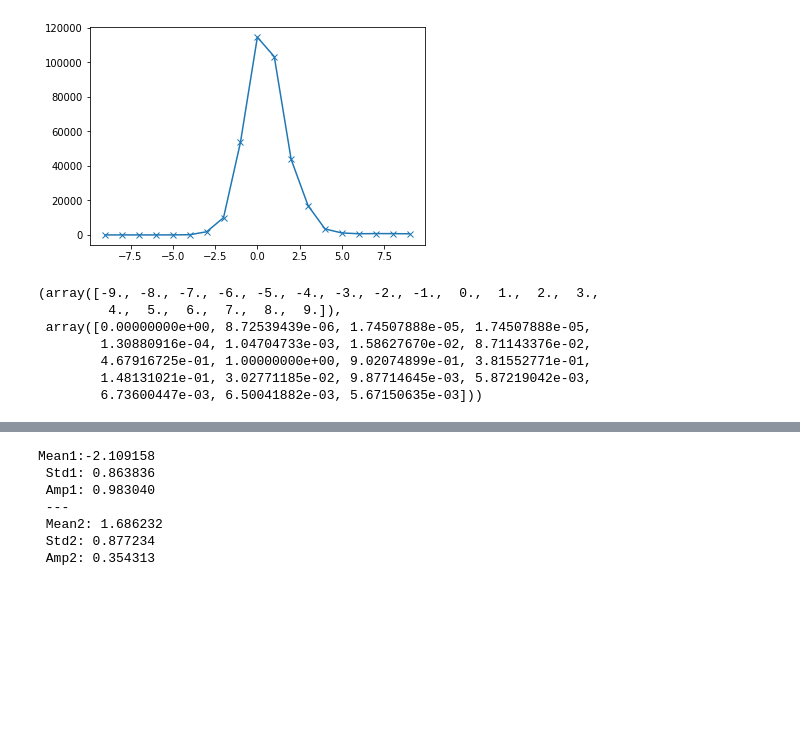
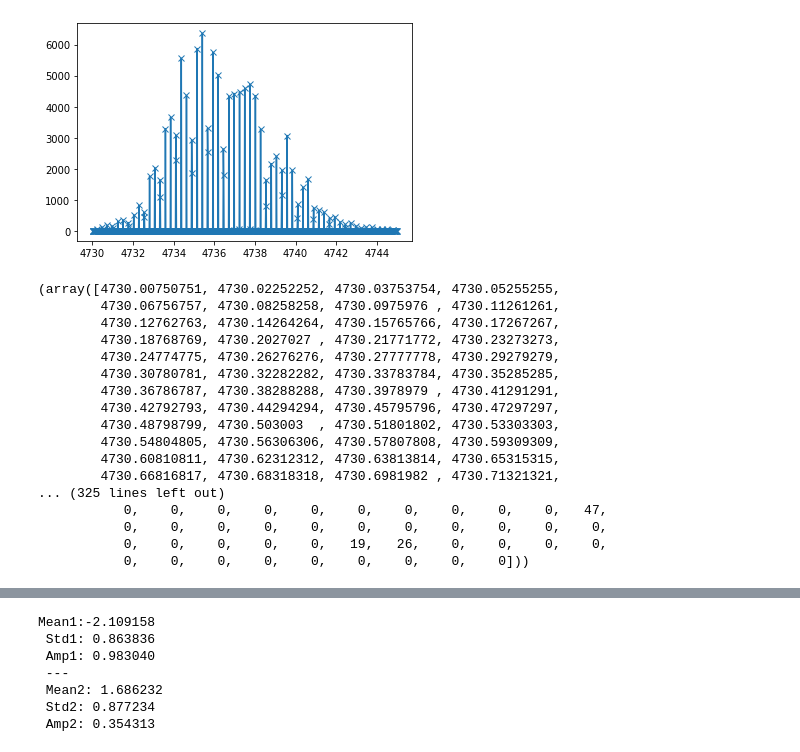
Before and after one commit to gmogol/Timepix, a Jupyter notebook: tdc_data_analysis.ipynb, the cells around one changed output, grey strips where cells are left out. Cells and saved outputs as stored; diff of their text form; code cells hidden in the pictures; blank space fills up the shorter version.

```diff
--- a/tdc_data_analysis.ipynb
+++ b/tdc_data_analysis.ipynb
@@ -134,14 +135,24 @@ memory usage: 12.8 MB
-# %%
-line_hist(signal_df.delta_t,bins=range(4780,4800))
-# %% [output]
-[figure, removed]
-(array([-9., -8., -7., -6., -5., -4., -3., -2., -1.,  0.,  1.,  2.,  3.,
-         4.,  5.,  6.,  7.,  8.,  9.]),
- array([0.00000000e+00, 8.72539439e-06, 1.74507888e-05, 1.74507888e-05,
-        1.30880916e-04, 1.04704733e-03, 1.58627670e-02, 8.71143376e-02,
-        4.67916725e-01, 1.00000000e+00, 9.02074899e-01, 3.81552771e-01,
-        1.48131021e-01, 3.02771185e-02, 9.87714645e-03, 5.87219042e-03,
-        6.73600447e-03, 6.50041882e-03, 5.67150635e-03]))
+# %%
+line_hist(signal_df.delta_t,bins=np.linspace(4_730,4_745,1000),normalized=False)
+# %% [output]
+[figure, added]
+(array([4730.00750751, 4730.02252252, 4730.03753754, 4730.05255255,
+        4730.06756757, 4730.08258258, 4730.0975976 , 4730.11261261,
+        4730.12762763, 4730.14264264, 4730.15765766, 4730.17267267,
+        4730.18768769, 4730.2027027 , 4730.21771772, 4730.23273273,
+        4730.24774775, 4730.26276276, 4730.27777778, 4730.29279279,
+        4730.30780781, 4730.32282282, 4730.33783784, 4730.35285285,
+        4730.36786787, 4730.38288288, 4730.3978979 , 4730.41291291,
+        4730.42792793, 4730.44294294, 4730.45795796, 4730.47297297,
+        4730.48798799, 4730.503003  , 4730.51801802, 4730.53303303,
+        4730.54804805, 4730.56306306, 4730.57807808, 4730.59309309,
+        4730.60810811, 4730.62312312, 4730.63813814, 4730.65315315,
+        4730.66816817, 4730.68318318, 4730.6981982 , 4730.71321321,
+... (325 lines left out)
+           0,    0,    0,    0,    0,    0,    0,    0,    0,    0,   47,
+           0,    0,    0,    0,    0,    0,    0,    0,    0,    0,    0,
+           0,    0,    0,    0,    0,   19,   26,    0,    0,    0,    0,
+           0,    0,    0,    0,    0,    0,    0,    0,    0]))
 # %%
 background_df = preproces_tdcs(filename='converted9.txt')
 # %% [output]
```
Also changed, not shown: parts of 13 cells of this notebook, 5 other files.
